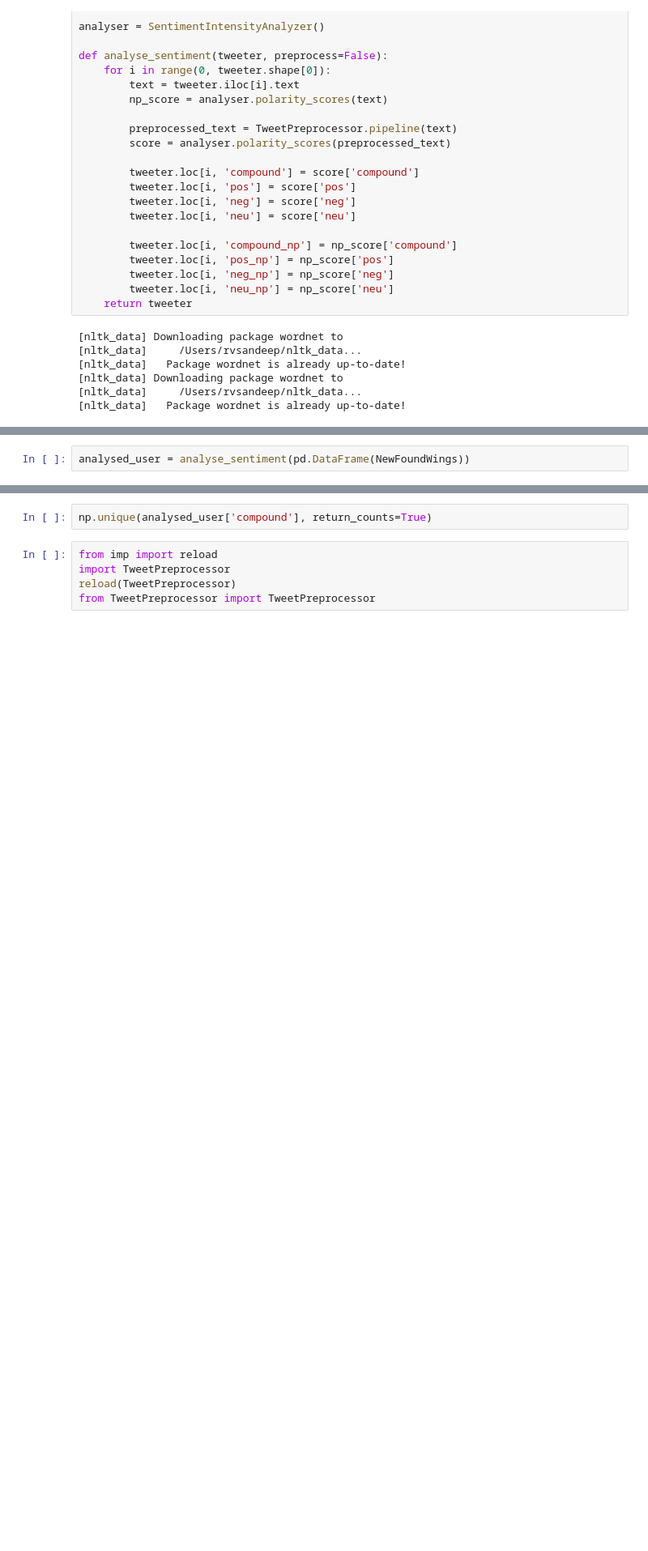
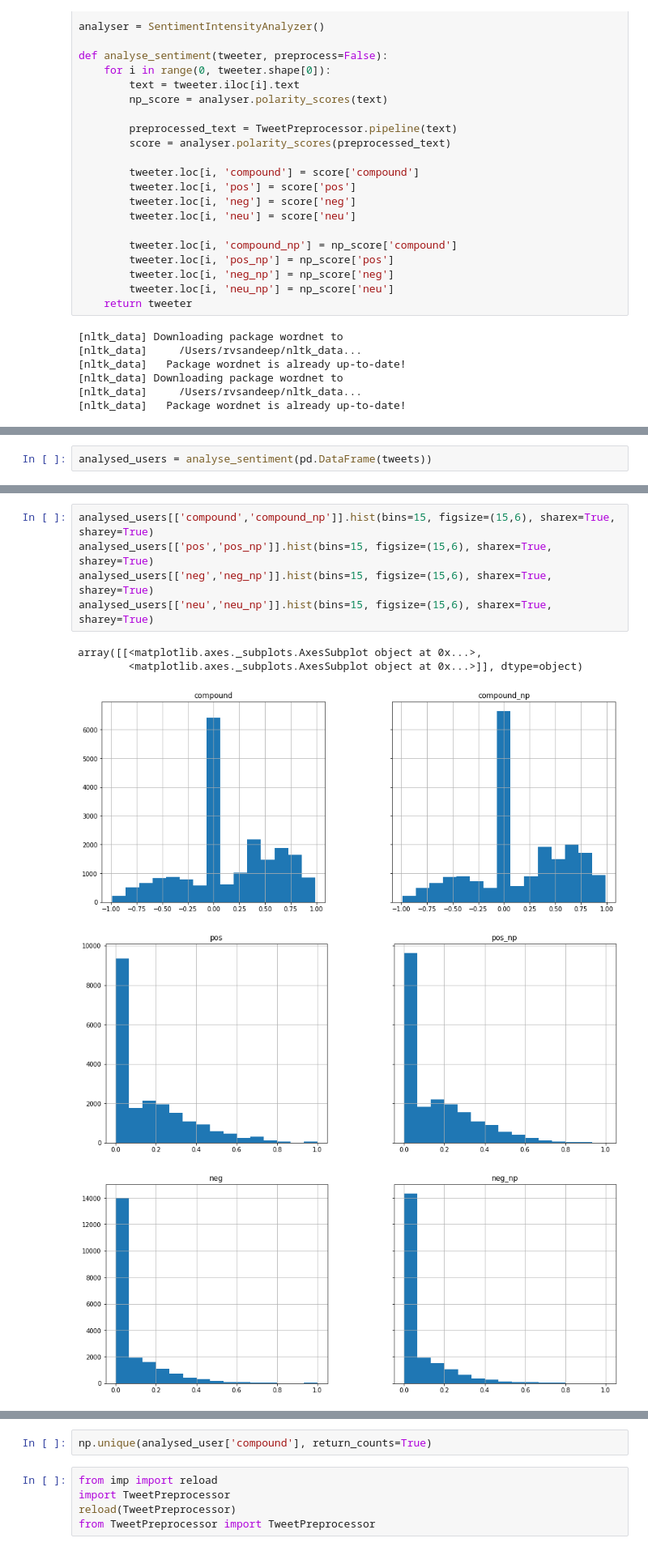
Before and after one commit to detectAna/detectAna, a Jupyter notebook: exploratory_analysis/data_analysis.ipynb, the cells around one changed output, grey strips where cells are left out. Shown: that part at 81% size. Drawn from its saved outputs; the diff is of its cells as text; blank space fills up the shorter version.

Commit message:
updating user groups and scores for all tweets

```diff
--- a/exploratory_analysis/data_analysis.ipynb
+++ b/exploratory_analysis/data_analysis.ipynb
@@ -113,2 +117,2 @@ def analyse_sentiment(tweeter, preprocess=False):
 # %%
-analysed_user = analyse_sentiment(pd.DataFrame(NewFoundWings))
+analysed_users = analyse_sentiment(pd.DataFrame(tweets))
@@ -114,0 +123,11 @@ analysed_user = analyse_sentiment(pd.DataFrame(NewFoundWings))
+# %%
+analysed_users[['compound','compound_np']].hist(bins=15, figsize=(15,6), sharex=True, sharey=True)
+analysed_users[['pos','pos_np']].hist(bins=15, figsize=(15,6), sharex=True, sharey=True)
+analysed_users[['neg','neg_np']].hist(bins=15, figsize=(15,6), sharex=True, sharey=True)
+analysed_users[['neu','neu_np']].hist(bins=15, figsize=(15,6), sharex=True, sharey=True)
+# %% [output]
+array([[<matplotlib.axes._subplots.AxesSubplot object at 0x...>,
+        <matplotlib.axes._subplots.AxesSubplot object at 0x...>]], dtype=object)
+[figure, added]
+[figure, added]
+[figure, added]
```
Also changed, not shown: parts of 6 cells of this notebook.
